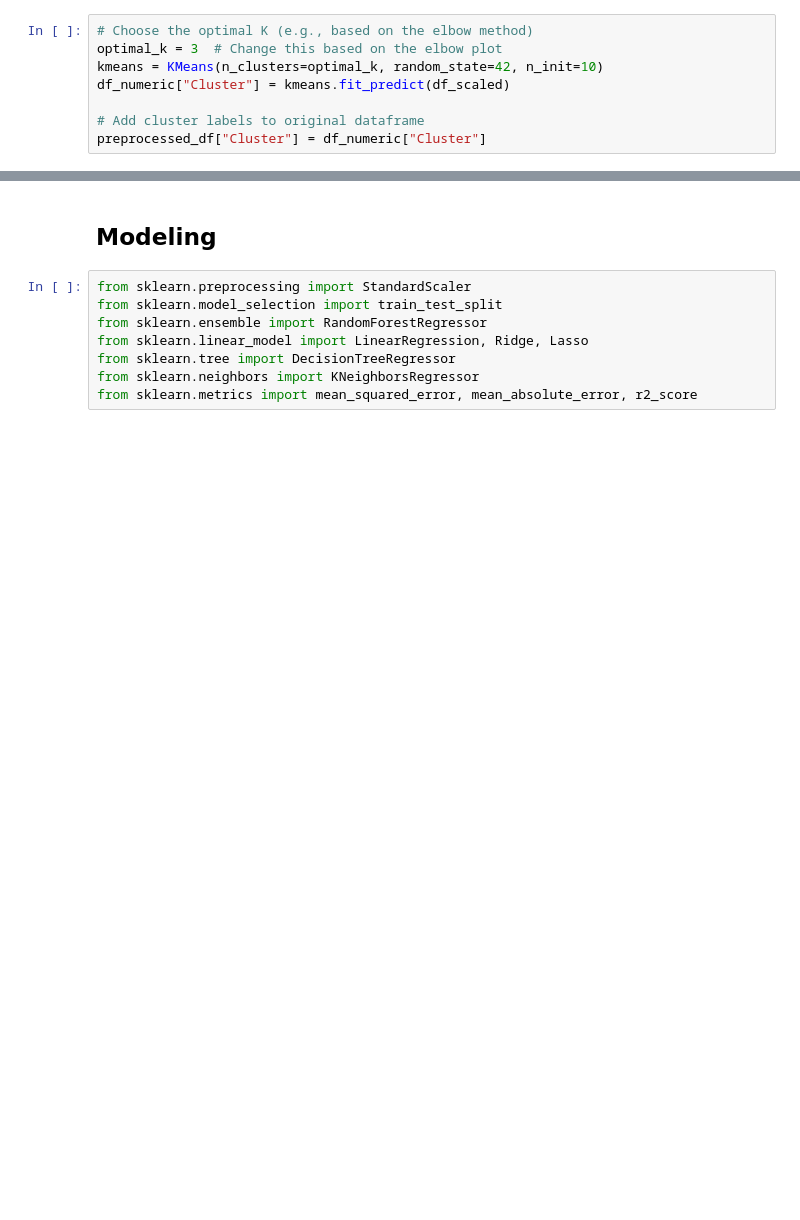
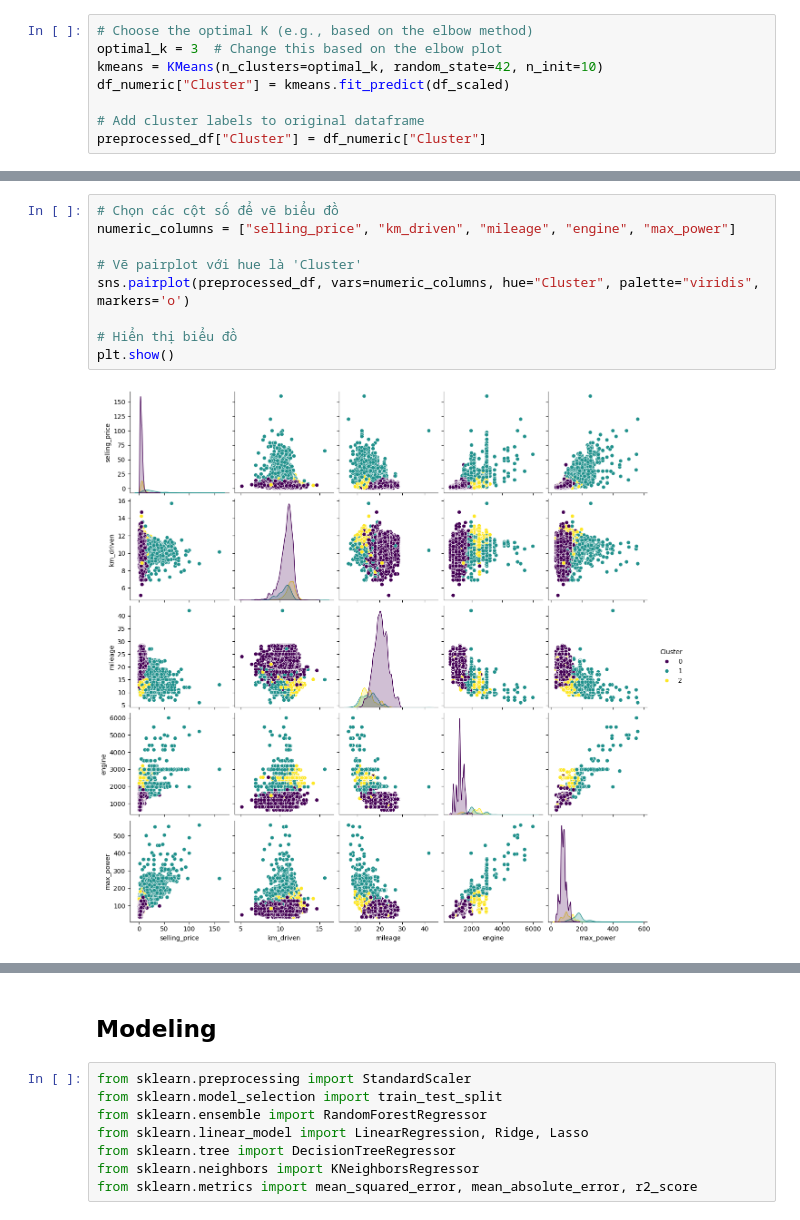
Before and after one commit to phucnguyenhoank/inds_gk_code_1, a Jupyter notebook: car-price-prediction_v3.ipynb, the cells around one changed output, grey strips where cells are left out. Cells and saved outputs as stored; diff of their text form; blank space fills up the shorter version.

```diff
--- a/car-price-prediction_v3.ipynb
+++ b/car-price-prediction_v3.ipynb
@@ -498,3 +879,14 @@ plt.show()
+# %%
+# Chọn các cột số để vẽ biểu đồ
+numeric_columns = ["selling_price", "km_driven", "mileage", "engine", "max_power"]
+
+# Vẽ pairplot với hue là 'Cluster'
+sns.pairplot(preprocessed_df, vars=numeric_columns, hue="Cluster", palette="viridis", markers='o')
+
+# Hiển thị biểu đồ
+plt.show()
+# %% [output]
+[figure, added]
 # %%
 # Compute the average values for each cluster
 cluster_summary = df_numeric.groupby("Cluster").mean()
```
Also changed, not shown: parts of 69 cells of this notebook, 3 other files.
